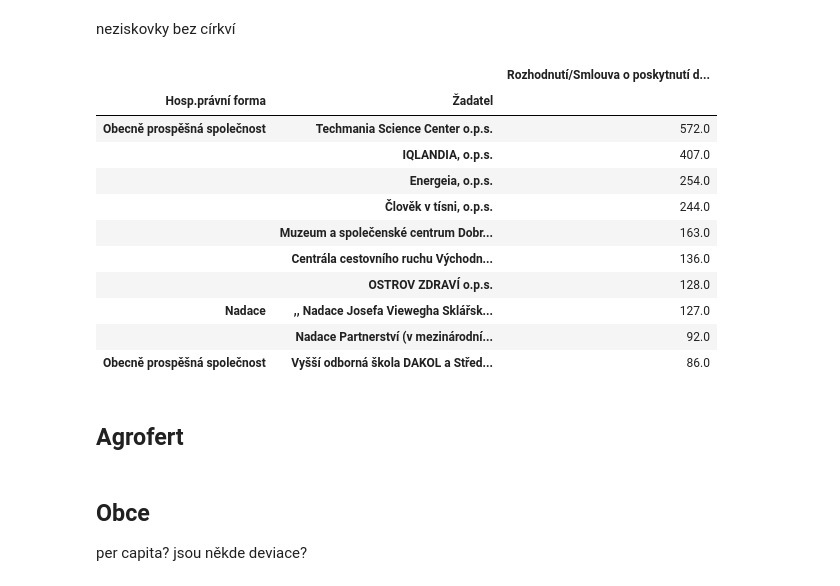
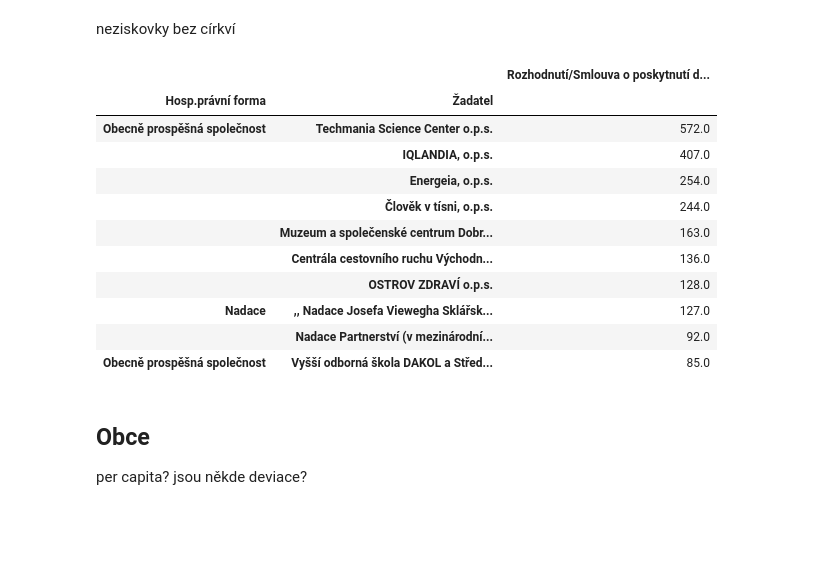
Before and after one commit to kokes/strukturalni-fondy, a Jupyter notebook: EU_Fondy.ipynb, the cells around one changed output. Saved outputs shown, nothing was run; the diff lists cells and outputs as text; code cells hidden in the pictures; blank space fills up the shorter version.

```diff
--- a/EU_Fondy.ipynb
+++ b/EU_Fondy.ipynb
@@ -161,0 +172,3 @@ Name: Hosp.právní forma - skupina, dtype: int64
+# %%
+nims = df.loc[:, ico].apply(lambda x: len(str(x)) == 8)
+len(df)-nims.sum()
@@ -162,3 +185,5 @@ Name: Hosp.právní forma - skupina, dtype: int64
+# %%
+df = df.loc[nims,:]
 # %% [markdown]
 ### Duplikované skupiny
 # %%
@@ -483,4 +471,4 @@ dtype: float64
 # %%
-nzs = df.loc[df.loc[:, prfos] == 'Neziskový sektor']
+nzs = df.loc[(df.loc[:, prfos] == 'Neziskový sektor') | (df.loc[:, prfo] == 'Ústav')]
 nzs.sum()/10**6
 # %% [output]
@@ -522,22 +512,20 @@ gmil = nzs.groupby([prfo, zad]).sum().loc[:, euz]/10**6
 # %% [markdown]
 neziskovky bez církví
 # %%
-ncmil = nzs.loc[~nzs.loc[:, prfo].str.contains('írk')]
+nzsb = nzs.loc[~nzs.loc[:, prfo].str.contains('írk')]
 # %%
-dfmil = pd.DataFrame(ncmil.groupby([prfo, zad]).sum().loc[:, euz]/10**6)
-dfmil.sort_values(by=euz, ascending=False).head(10).round(0)
+dfn = pd.DataFrame(nzsb.groupby([prfo, zad]).sum().loc[:, euz]/10**6)
+dfn.sort_values(by=euz, ascending=False).head(10).round(0)
 # %% [output]
 |  |  | Rozhodnutí/Smlouva o poskytnutí d... |
 | Hosp.právní forma | Žadatel |  |
 | Obecně prospěšná společnost | Techmania Science Center o.p.s. | 572.0 |
 |  | IQLANDIA, o.p.s. | 407.0 |
 |  | Energeia, o.p.s. | 254.0 |
 |  | Člověk v tísni, o.p.s. | 244.0 |
 |  | Muzeum a společenské centrum Dobr... | 163.0 |
 |  | Centrála cestovního ruchu Východn... | 136.0 |
 |  | OSTROV ZDRAVÍ o.p.s. | 128.0 |
 | Nadace | ,, Nadace Josefa Viewegha Sklářsk... | 127.0 |
 |  | Nadace Partnerství (v mezinárodní... | 92.0 |
-| Obecně prospěšná společnost | Vyšší odborná škola DAKOL a Střed... | 86.0 |
+| Obecně prospěšná společnost | Vyšší odborná škola DAKOL a Střed... | 85.0 |
-# %% [markdown]
-## Agrofert
```
Also changed, not shown: parts of 44 cells of this notebook, 6 other files.
